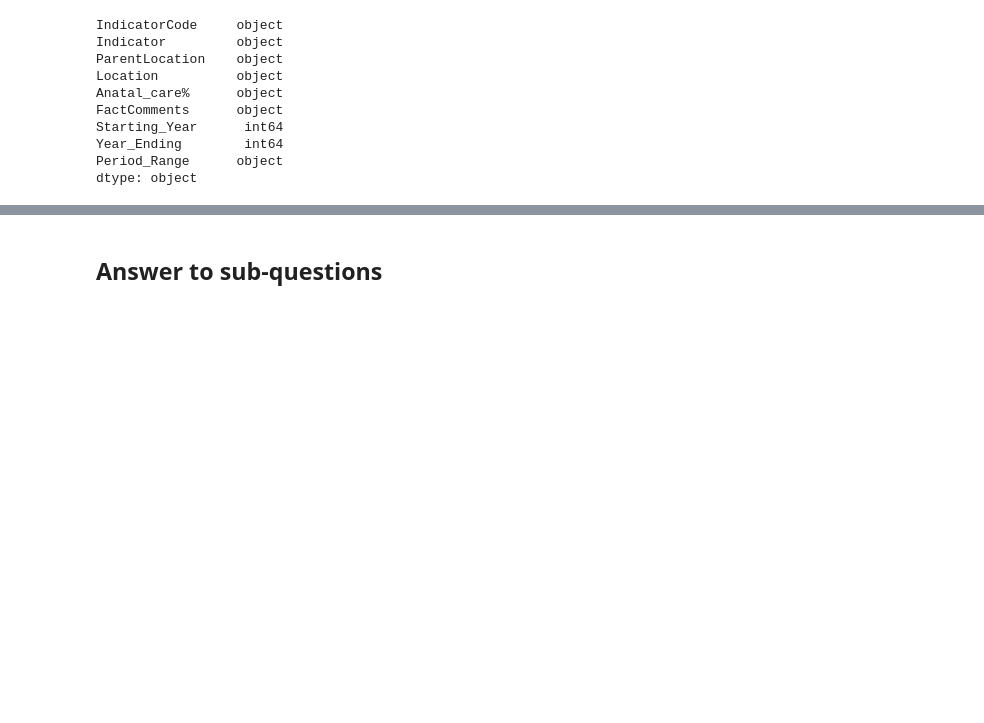
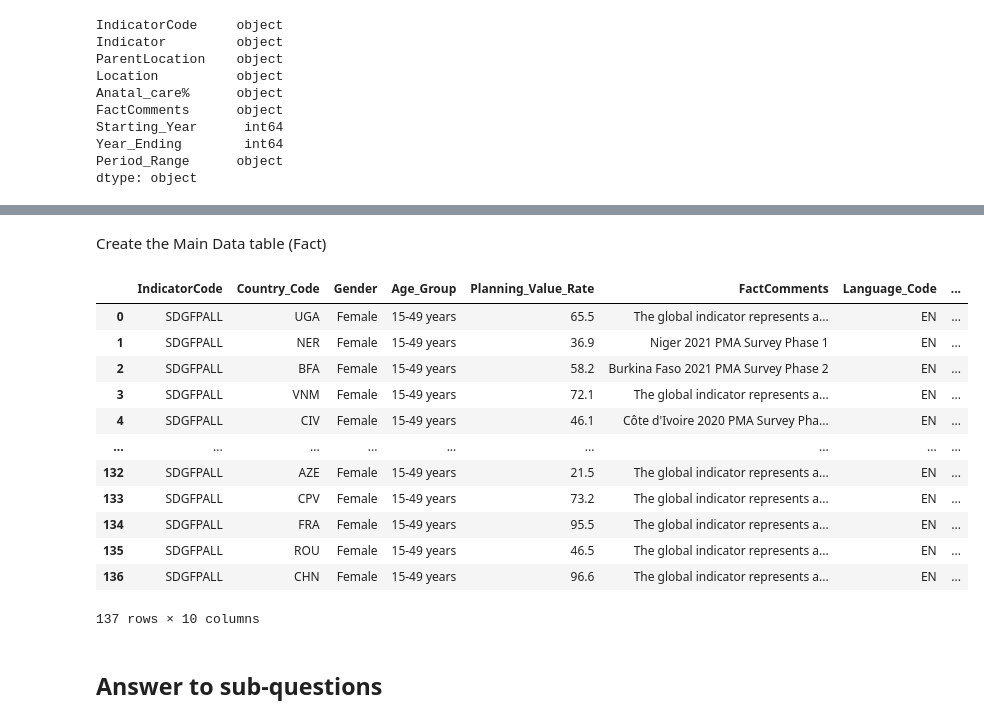
Before and after one commit to laurar9889/Project_3_Team_1, a Jupyter notebook: main_file.ipynb, the cells around one changed output, grey strips where cells are left out. Saved outputs shown, nothing was run; the diff lists cells and outputs as text; code cells hidden in the pictures; blank space fills up the shorter version.

```diff
--- a/main_file.ipynb
+++ b/main_file.ipynb
@@ -1038,2 +1169,25 @@ cleaned_care_coverage_df.to_csv("Output/care_coverage.csv", index=False)
+# %% [markdown]
+Create the Main Data table (Fact)
+# %%
+#RR-Fact Table
+main_data = Cleaned_Data[['IndicatorCode', 'Country_Code', 'Gender', 'Age_Group', 'Planning_Value_Rate', 'FactComments',
+                'Language_Code', 'Starting_Year', 'Year_Ending','Period_Range']].copy()
+main_data = main_data.merge(period_ranges, on='Period_Range')
+main_data = main_data.drop(columns=['Period_Range'])
+main_data
+# %% [output]
+|  | IndicatorCode | Country_Code | Gender | Age_Group | Planning_Value_Rate | FactComments | Language_Code | ... |
+| 0 | SDGFPALL | UGA | Female | 15-49 years | 65.5 | The global indicator represents a... | EN | ... |
+| 1 | SDGFPALL | NER | Female | 15-49 years | 36.9 | Niger 2021 PMA Survey Phase 1 | EN | ... |
+| 2 | SDGFPALL | BFA | Female | 15-49 years | 58.2 | Burkina Faso 2021 PMA Survey Phase 2 | EN | ... |
+| 3 | SDGFPALL | VNM | Female | 15-49 years | 72.1 | The global indicator represents a... | EN | ... |
+| 4 | SDGFPALL | CIV | Female | 15-49 years | 46.1 | Côte d'Ivoire 2020 PMA Survey Pha... | EN | ... |
+| ... | ... | ... | ... | ... | ... | ... | ... | ... |
+| 132 | SDGFPALL | AZE | Female | 15-49 years | 21.5 | The global indicator represents a... | EN | ... |
+| 133 | SDGFPALL | CPV | Female | 15-49 years | 73.2 | The global indicator represents a... | EN | ... |
+| 134 | SDGFPALL | FRA | Female | 15-49 years | 95.5 | The global indicator represents a... | EN | ... |
+| 135 | SDGFPALL | ROU | Female | 15-49 years | 46.5 | The global indicator represents a... | EN | ... |
+| 136 | SDGFPALL | CHN | Female | 15-49 years | 96.6 | The global indicator represents a... | EN | ... |
+137 rows × 10 columns
 # %% [markdown]
 ## Answer to sub-questions
```
Also changed, not shown: parts of 46 cells of this notebook, 6 other files.
